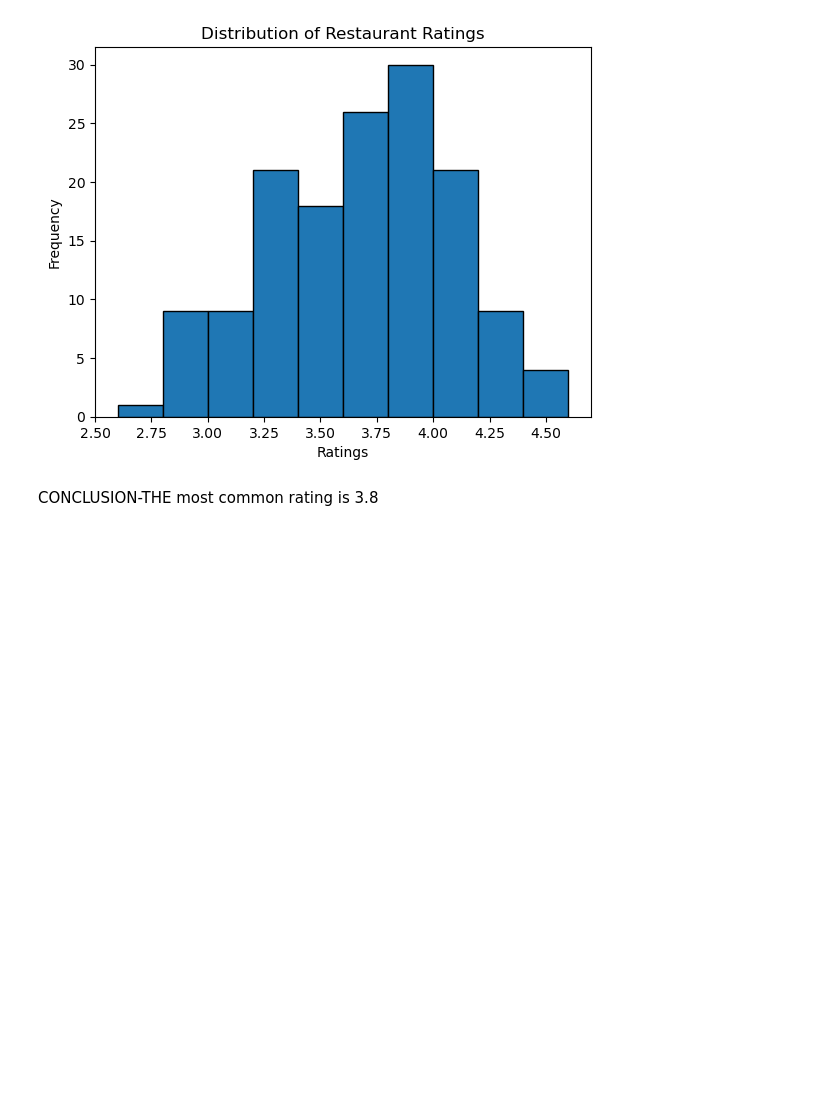
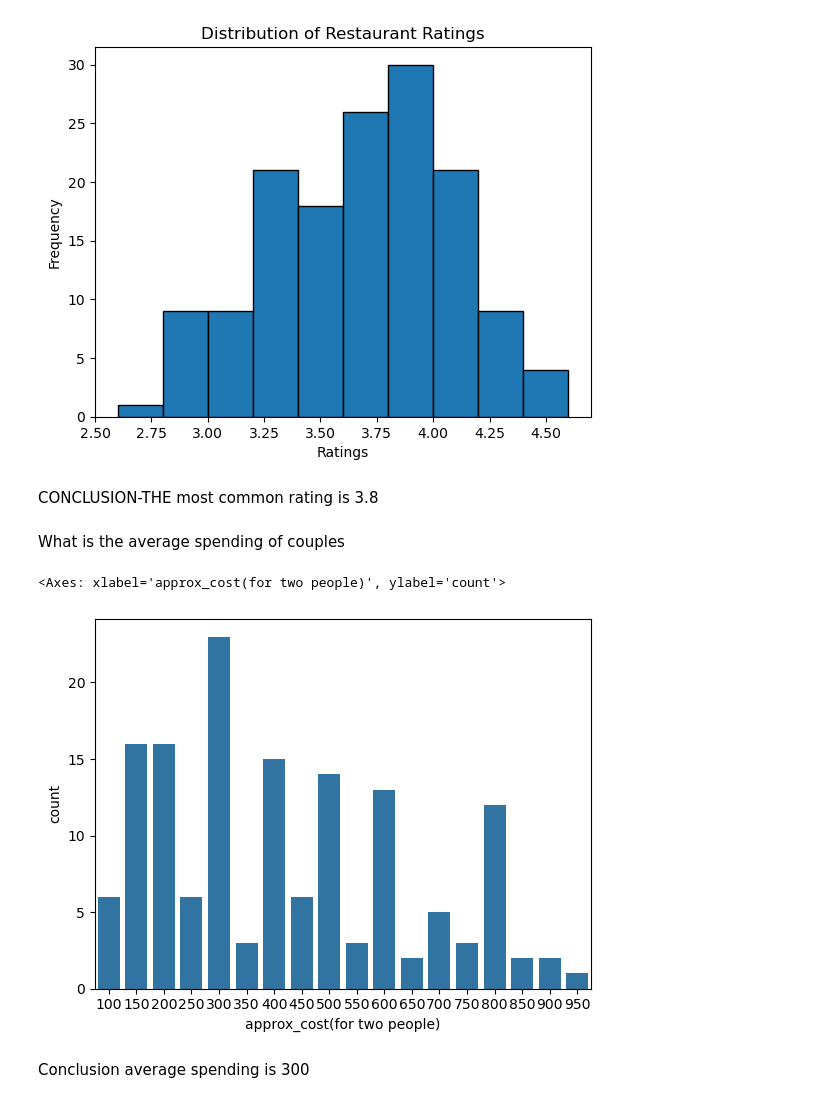
Before and after one commit to Nimesh8848/Zomato_dataAnlaysis, a Jupyter notebook: zomatoProject.ipynb, the cells around one changed output. Cells and saved outputs as stored; diff of their text form; code cells hidden in the pictures; blank space fills up the shorter version.

Commit message:
average spending is 300

```diff
--- a/zomatoProject.ipynb
+++ b/zomatoProject.ipynb
@@ -118,3 +118,13 @@ plt.show()
 [figure]
 # %% [markdown]
 CONCLUSION-THE most common rating is 3.8
+# %% [markdown]
+What is the average spending of couples
+# %%
+couple_Data=dataframe['approx_cost(for two people)']
+sns.countplot(x=couple_Data)
+# %% [output]
+<Axes: xlabel='approx_cost(for two people)', ylabel='count'>
+[figure, added]
+# %% [markdown]
+Conclusion average spending is 300
```
